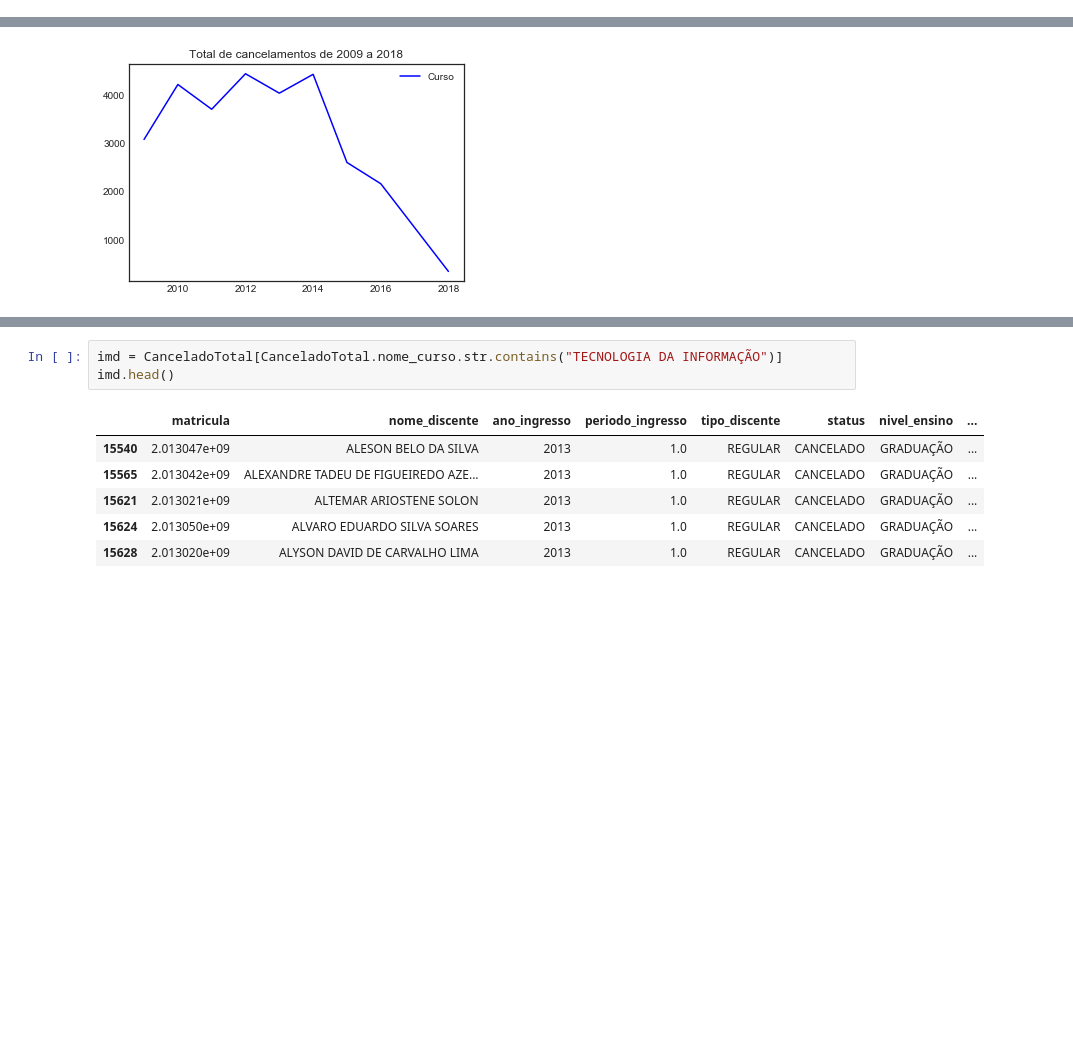
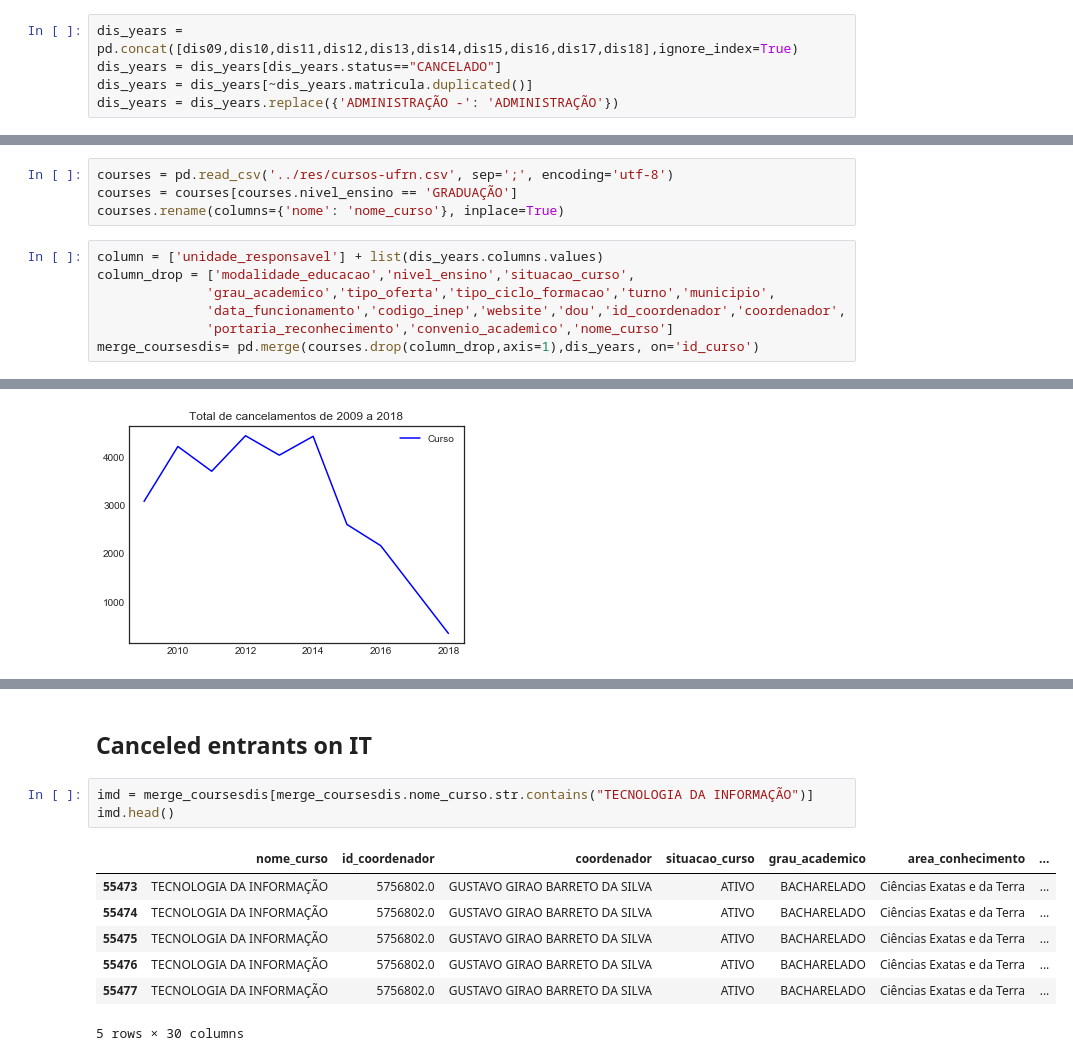
Before and after one commit to bigodel/UFRN-course-analysis, a Jupyter notebook: src/course_analysis.ipynb, the cells around one changed output, grey strips where cells are left out. Saved outputs shown, nothing was run; the diff lists cells and outputs as text; blank space fills up the shorter version.

```diff
--- a/src/course_analysis.ipynb
+++ b/src/course_analysis.ipynb
@@ -163,0 +49,5 @@ NameError: name 'CDF' is not defined
+# %%
+dis_years = pd.concat([dis09,dis10,dis11,dis12,dis13,dis14,dis15,dis16,dis17,dis18],ignore_index=True)
+dis_years = dis_years[dis_years.status=="CANCELADO"]
+dis_years = dis_years[~dis_years.matricula.duplicated()]
+dis_years = dis_years.replace({'ADMINISTRAÇÃO -': 'ADMINISTRAÇÃO'})
@@ -163,0 +74,11 @@ NameError: name 'CDF' is not defined
+# %%
+courses = pd.read_csv('../res/cursos-ufrn.csv', sep=';', encoding='utf-8')
+courses = courses[courses.nivel_ensino == 'GRADUAÇÃO']
+courses.rename(columns={'nome': 'nome_curso'}, inplace=True)
+# %%
+column = ['unidade_responsavel'] + list(dis_years.columns.values)
+column_drop = ['modalidade_educacao','nivel_ensino','situacao_curso',
+              'grau_academico','tipo_oferta','tipo_ciclo_formacao','turno','municipio',
+              'data_funcionamento','codigo_inep','website','dou','id_coordenador','coordenador',
+              'portaria_reconhecimento','convenio_academico','nome_curso']
+merge_coursesdis= pd.merge(courses.drop(column_drop,axis=1),dis_years, on='id_curso')
@@ -227,10 +255,13 @@ plt.show()
+# %% [markdown]
+## Canceled entrants on IT ##
 # %%
-imd = CanceladoTotal[CanceladoTotal.nome_curso.str.contains("TECNOLOGIA DA INFORMAÇÃO")]
+imd = merge_coursesdis[merge_coursesdis.nome_curso.str.contains("TECNOLOGIA DA INFORMAÇÃO")]
 imd.head()
 # %% [output]
-|  | matricula | nome_discente | ano_ingresso | periodo_ingresso | tipo_discente | status | nivel_ensino | ... |
-| 15540 | 2.013047e+09 | ALESON BELO DA SILVA | 2013 | 1.0 | REGULAR | CANCELADO | GRADUAÇÃO | ... |
-| 15565 | 2.013042e+09 | ALEXANDRE TADEU DE FIGUEIREDO AZE... | 2013 | 1.0 | REGULAR | CANCELADO | GRADUAÇÃO | ... |
-| 15621 | 2.013021e+09 | ALTEMAR ARIOSTENE SOLON | 2013 | 1.0 | REGULAR | CANCELADO | GRADUAÇÃO | ... |
-| 15624 | 2.013050e+09 | ALVARO EDUARDO SILVA SOARES | 2013 | 1.0 | REGULAR | CANCELADO | GRADUAÇÃO | ... |
-| 15628 | 2.013020e+09 | ALYSON DAVID DE CARVALHO LIMA | 2013 | 1.0 | REGULAR | CANCELADO | GRADUAÇÃO | ... |
+|  | nome_curso | id_coordenador | coordenador | situacao_curso | grau_academico | area_conhecimento | ... |
+| 55473 | TECNOLOGIA DA INFORMAÇÃO | 5756802.0 | GUSTAVO GIRAO BARRETO DA SILVA | ATIVO | BACHARELADO | Ciências Exatas e da Terra | ... |
+| 55474 | TECNOLOGIA DA INFORMAÇÃO | 5756802.0 | GUSTAVO GIRAO BARRETO DA SILVA | ATIVO | BACHARELADO | Ciências Exatas e da Terra | ... |
+| 55475 | TECNOLOGIA DA INFORMAÇÃO | 5756802.0 | GUSTAVO GIRAO BARRETO DA SILVA | ATIVO | BACHARELADO | Ciências Exatas e da Terra | ... |
+| 55476 | TECNOLOGIA DA INFORMAÇÃO | 5756802.0 | GUSTAVO GIRAO BARRETO DA SILVA | ATIVO | BACHARELADO | Ciências Exatas e da Terra | ... |
+| 55477 | TECNOLOGIA DA INFORMAÇÃO | 5756802.0 | GUSTAVO GIRAO BARRETO DA SILVA | ATIVO | BACHARELADO | Ciências Exatas e da Terra | ... |
+5 rows × 30 columns
```
Also changed, not shown: parts of 42 cells of this notebook, 1 other file.
